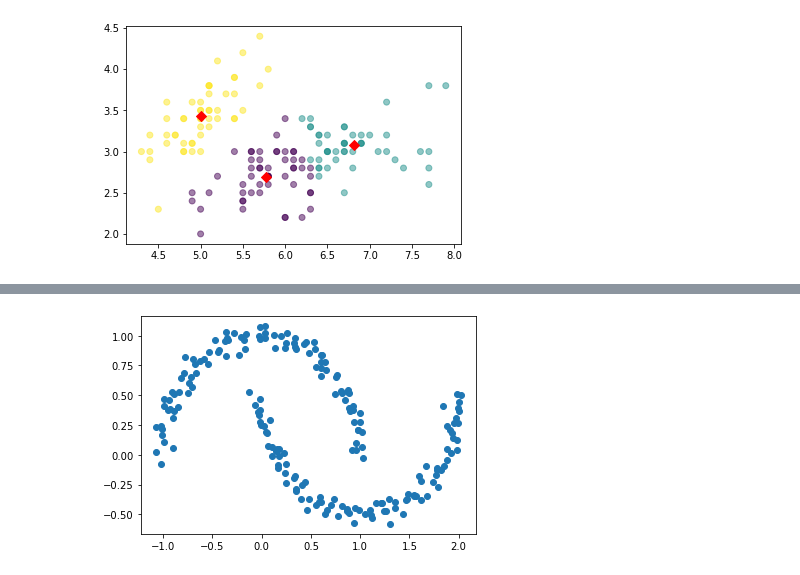
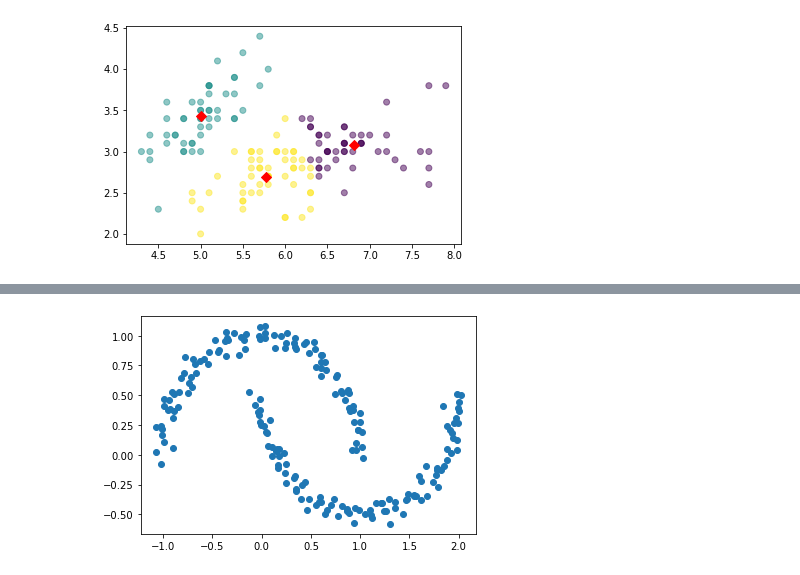
Before and after one commit to hyunwoongko/bigdata-lecture, a Jupyter notebook: _notebooks/05_03_군집분석_클러스터링.ipynb, the cells around one changed output, grey strips where cells are left out. Cells and saved outputs as stored; diff of their text form; code cells hidden in the pictures.

```diff
--- a/_notebooks/05_03_군집분석_클러스터링.ipynb
+++ b/_notebooks/05_03_군집분석_클러스터링.ipynb
@@ -280,13 +280,13 @@ sklearn에서는 `from sklearn.cluster import KMeans`를 이용해 사용할 수
 from sklearn import datasets
 import pandas as pd
 
-# 데이터 로딩
-iris = pd.read_csv('sample_data/iris.csv')
-labels = pd.DataFrame(iris.Species)
+iris = datasets.load_iris()
+labels = pd.DataFrame(iris.target)
 labels.columns=['labels']
 
-# 피쳐 두개만 잘라서 보기 (2D)
-data = iris.drop('Species', axis=1)
-feature = data[['SepalLength','SepalWidth']]
+data = pd.DataFrame(iris.data)
+data.columns=['Sepal length','Sepal width','Petal length','Petal width']
+data = pd.concat([data,labels],axis=1)
+feature = data[ ['Sepal length','Sepal width']]
 feature.head()
 # %% [output]
@@ -310,13 +314,12 @@ r = pd.concat([feature,predict],axis=1)
 # %%
-# 시각화
-plt.scatter(r['SepalLength'],r['SepalWidth'],c=r['predict'],alpha=0.5)
-centers = pd.DataFrame(model.cluster_centers_,columns=['SepalLength','SepalWidth'])
-center_x = centers['SepalLength']
-center_y = centers['SepalWidth']
+plt.scatter(r['Sepal length'],r['Sepal width'],c=r['predict'],alpha=0.5)
+centers = pd.DataFrame(model.cluster_centers_,columns=['Sepal length','Sepal width'])
+center_x = centers['Sepal length']
+center_y = centers['Sepal width']
 plt.scatter(center_x,center_y,s=50,marker='D',c='r')
 plt.show()
 # %% [output]
-[figure, old version]
+[figure, new version]
 # %% [markdown]
 
 #### 8.3. k 평균 알고리즘의 한계점
```
Also changed, not shown: parts of 15 cells of this notebook.
